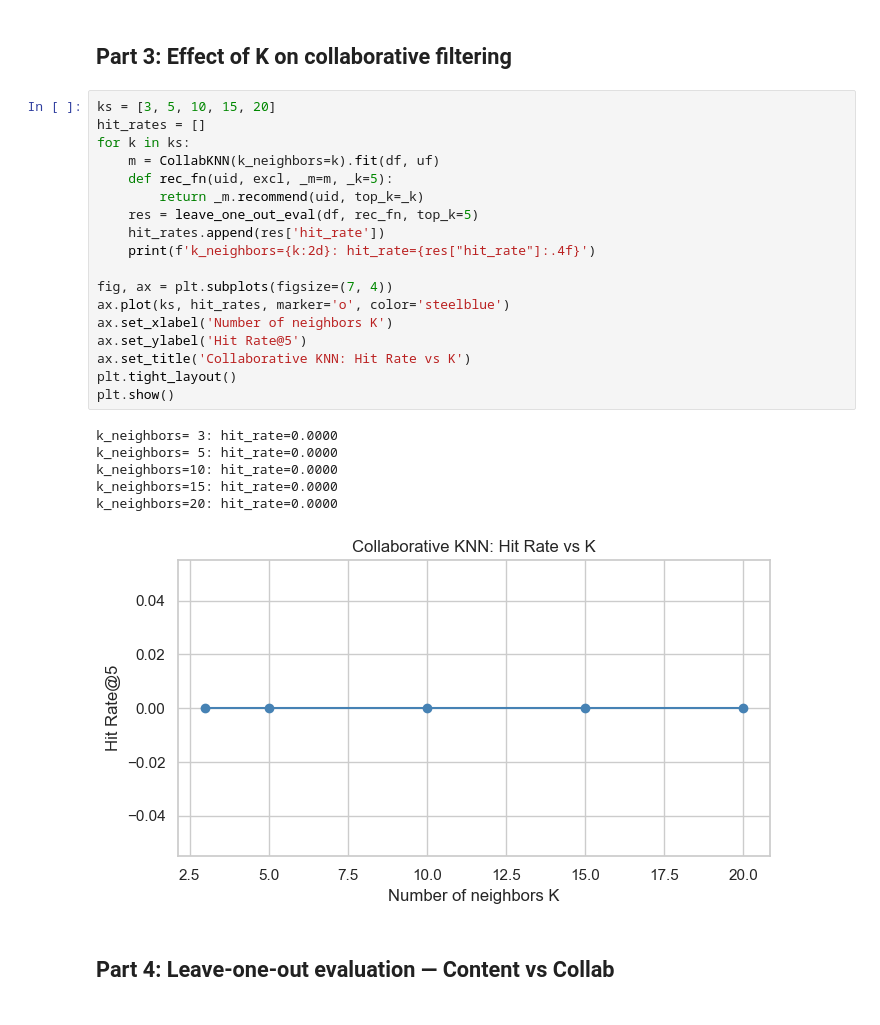
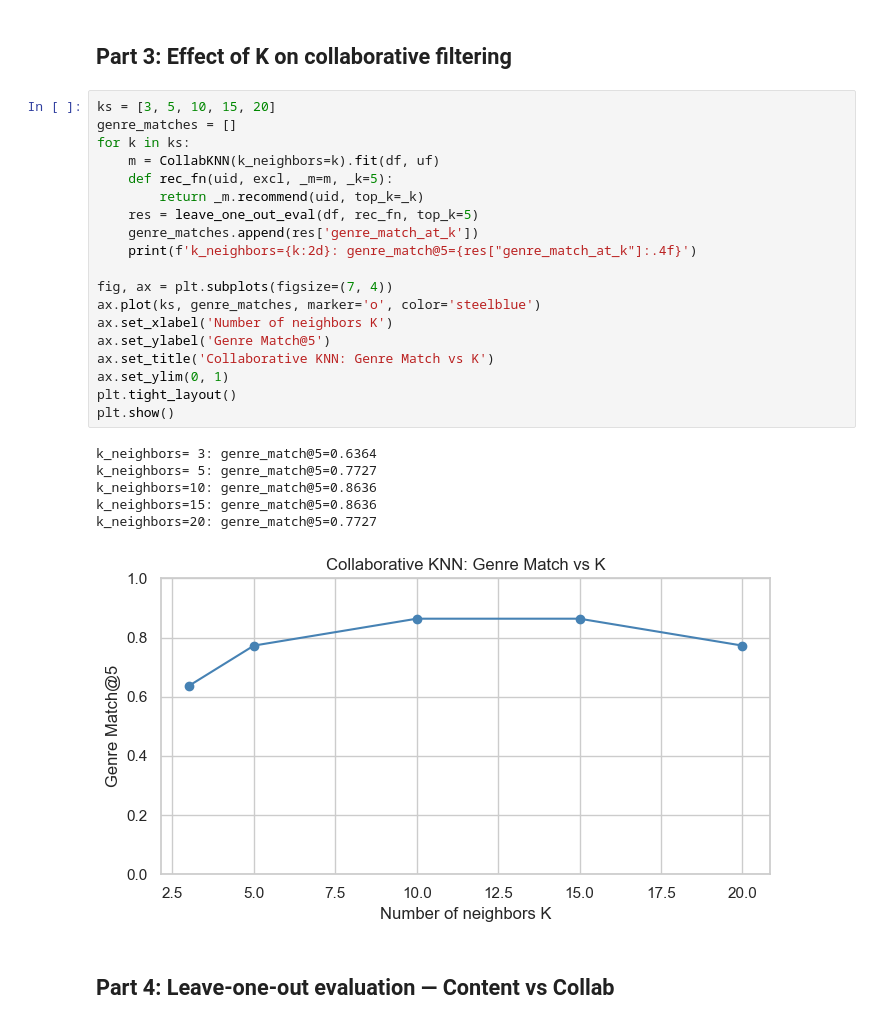
Before and after one commit to simongydvandy/Song-Rec-Project-for-CS-3262, a Jupyter notebook: notebooks/04_knn_simon.ipynb, the cells around one changed output. Drawn from its saved outputs; the diff is of its cells as text.

```diff
--- a/notebooks/04_knn_simon.ipynb
+++ b/notebooks/04_knn_simon.ipynb
@@ -79,29 +79,30 @@ Reality TV Argument Bleeds           Wednesday Indie / Alternative
 ## Part 3: Effect of K on collaborative filtering
 # %%
 ks = [3, 5, 10, 15, 20]
-hit_rates = []
+genre_matches = []
 for k in ks:
     m = CollabKNN(k_neighbors=k).fit(df, uf)
     def rec_fn(uid, excl, _m=m, _k=5):
         return _m.recommend(uid, top_k=_k)
     res = leave_one_out_eval(df, rec_fn, top_k=5)
-    hit_rates.append(res['hit_rate'])
-    print(f'k_neighbors={k:2d}: hit_rate={res["hit_rate"]:.4f}')
+    genre_matches.append(res['genre_match_at_k'])
+    print(f'k_neighbors={k:2d}: genre_match@5={res["genre_match_at_k"]:.4f}')
 
 fig, ax = plt.subplots(figsize=(7, 4))
-ax.plot(ks, hit_rates, marker='o', color='steelblue')
+ax.plot(ks, genre_matches, marker='o', color='steelblue')
 ax.set_xlabel('Number of neighbors K')
-ax.set_ylabel('Hit Rate@5')
-ax.set_title('Collaborative KNN: Hit Rate vs K')
+ax.set_ylabel('Genre Match@5')
+ax.set_title('Collaborative KNN: Genre Match vs K')
+ax.set_ylim(0, 1)
 plt.tight_layout()
 plt.show()
 # %% [output]
-k_neighbors= 3: hit_rate=0.0000
-k_neighbors= 5: hit_rate=0.0000
-k_neighbors=10: hit_rate=0.0000
-k_neighbors=15: hit_rate=0.0000
-k_neighbors=20: hit_rate=0.0000
+k_neighbors= 3: genre_match@5=0.6364
+k_neighbors= 5: genre_match@5=0.7727
+k_neighbors=10: genre_match@5=0.8636
+k_neighbors=15: genre_match@5=0.8636
+k_neighbors=20: genre_match@5=0.7727
-[figure, old version]
+[figure, new version]
 # %% [markdown]
 ## Part 4: Leave-one-out evaluation — Content vs Collab
 # %%
```
Also changed, not shown: parts of 1 cell of this notebook.
